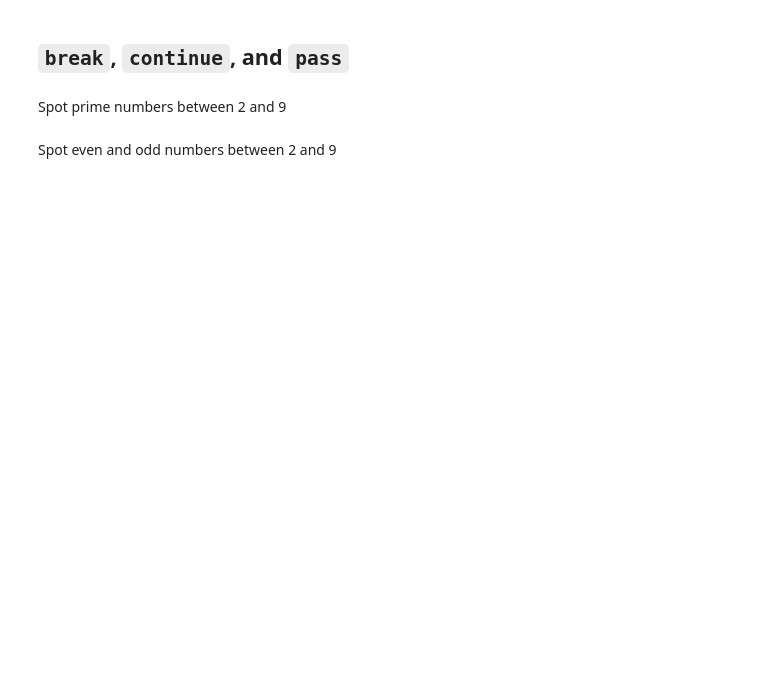
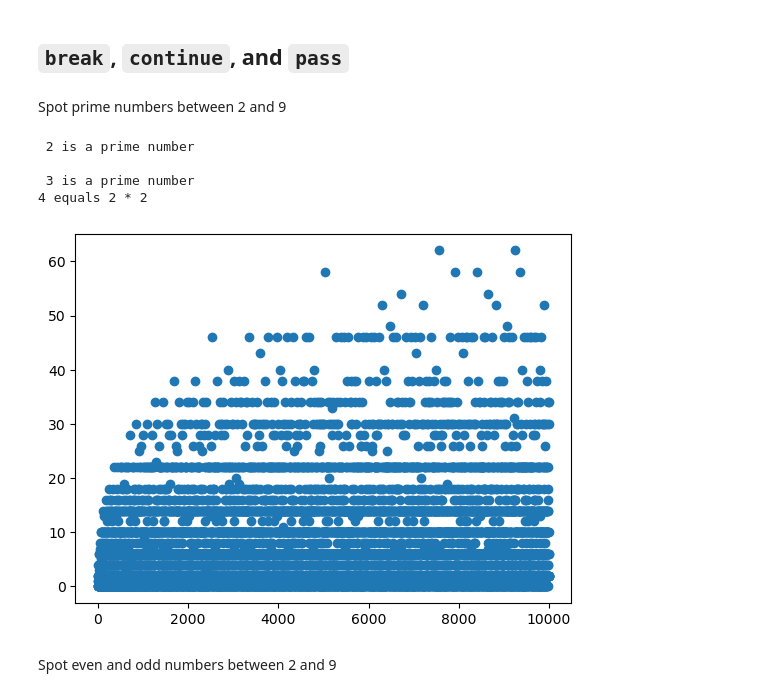
Before and after one commit to Mrtluca3/OOP-in-C-and-phyton, a Jupyter notebook: Python/1-Basics.ipynb, the cells around one changed output. Saved outputs shown, nothing was run; the diff lists cells and outputs as text; code cells hidden in the pictures; blank space fills up the shorter version.

```diff
--- a/Python/1-Basics.ipynb
+++ b/Python/1-Basics.ipynb
@@ -195,9 +353,9 @@ for i in range(1,11,2):
 # %% [markdown]
 ## `try/except/else/finally`
 # %%
-x = 3
+x = 4
 y = 2
-#y = 0
+# y = 0
 
 try:
     # Test a block of code for exceptions
@@ -232,17 +395,50 @@ finally:
 Spot prime numbers between 2 and 9
 # %%
 # This loops from 2 (included) to 10 (excluded)
-for n in range(2, 10):
+for n in range(2, 20):
     for x in range(2, n):
+
         # If the remainder is 0, we have a factor
-        if n % x == 0:
+
+        if n % x == 0: #no remainder
             print(n, 'equals', x, '*', n//x)
             break
+
     # If the break was never invoked, the loop on x
     # fell through without finding a factor and
     # made it here, so do...
     else:
-        print(n, 'is a prime number')
+        print("\n", n, 'is a prime number')
+# %% [output]
+ 2 is a prime number
+
+ 3 is a prime number
+4 equals 2 * 2
+# %%
+# This loops from 2 (included) to 10 (excluded)
+import matplotlib.pyplot as plt
+c_ls=[]
+nmax=10000
+for n in range(2, nmax):
+    counter=0
+    for x in range(2, n):
+
+        # If the remainder is 0, we have a factor
+
+        if n % x == 0: #no remainder
+            # print(n, 'equals', x, '*', n//x)
+            counter+=1
+
+    if not counter:
+        pass
+        # print(n, 'is a prime number')
+
+    c_ls.append(counter)
+
+plt.plot(list(range(2, nmax)), c_ls, ls='', marker='o')
+plt.show()
+# %% [output]
+[figure, added]
 # %% [markdown]
 Spot even and odd numbers between 2 and 9
 # %%
```
Also changed, not shown: parts of 199 cells of this notebook, 8 other files.
